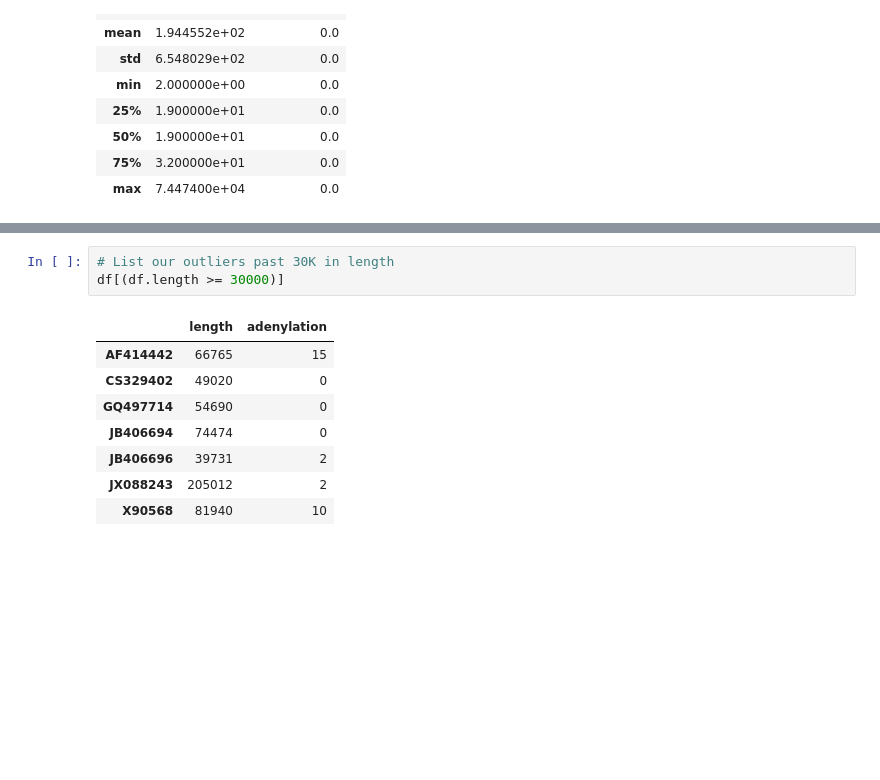
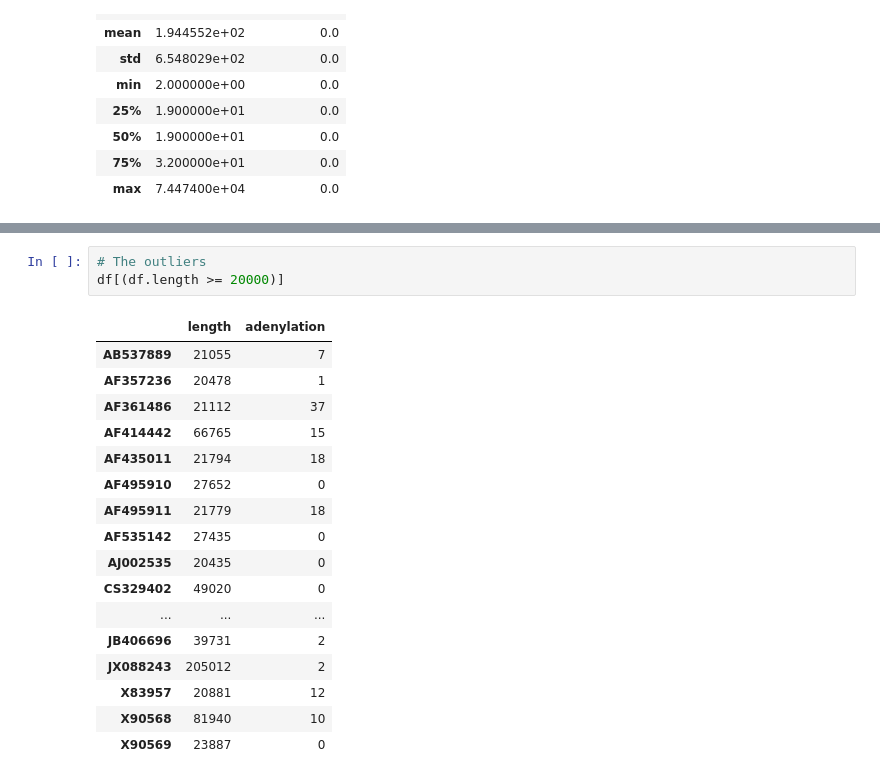
Before and after one commit to massie/notebooks, a Jupyter notebook: Human RNA Adenylation Patterns.ipynb, the cells around one changed output, grey strips where cells are left out. Saved outputs shown, nothing was run; the diff lists cells and outputs as text; blank space fills up the shorter version.

Commit message:
Move more outliers to the table

```diff
--- a/Human RNA Adenylation Patterns.ipynb
+++ b/Human RNA Adenylation Patterns.ipynb
@@ -88,14 +88,23 @@ df[(df.length > 0) & (df.length < 30000)].plot.scatter(x='length', y='adenylatio
 [interactive output not drawn]
 <matplotlib.axes._subplots.AxesSubplot at 0x...>
 # %%
-# List our outliers past 30K in length
-df[(df.length >= 30000)]
+# The outliers
+df[(df.length >= 20000)]
 # %% [output]
 |  | length | adenylation |
+| AB537889 | 21055 | 7 |
+| AF357236 | 20478 | 1 |
+| AF361486 | 21112 | 37 |
 | AF414442 | 66765 | 15 |
+| AF435011 | 21794 | 18 |
+| AF495910 | 27652 | 0 |
+| AF495911 | 21779 | 18 |
+| AF535142 | 27435 | 0 |
+| AJ002535 | 20435 | 0 |
 | CS329402 | 49020 | 0 |
-| GQ497714 | 54690 | 0 |
-| JB406694 | 74474 | 0 |
+| ... | ... | ... |
 | JB406696 | 39731 | 2 |
 | JX088243 | 205012 | 2 |
+| X83957 | 20881 | 12 |
 | X90568 | 81940 | 10 |
+| X90569 | 23887 | 0 |
```
Also changed, not shown: parts of 1 cell of this notebook.
